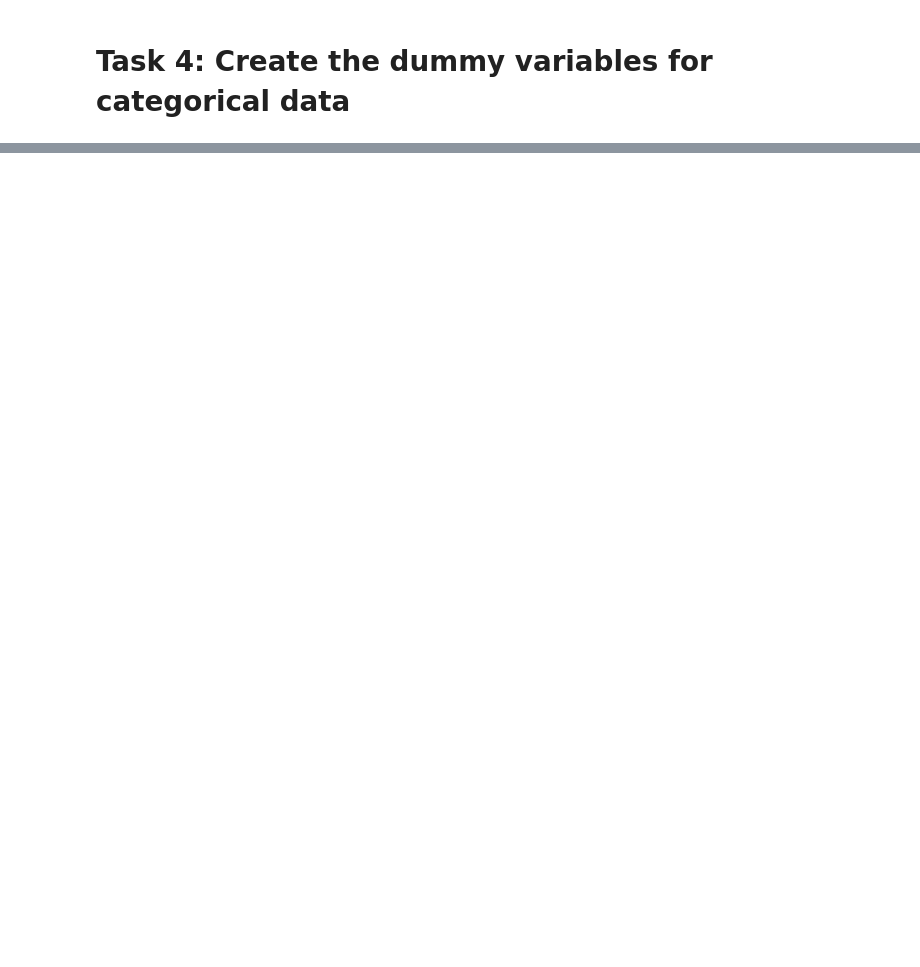
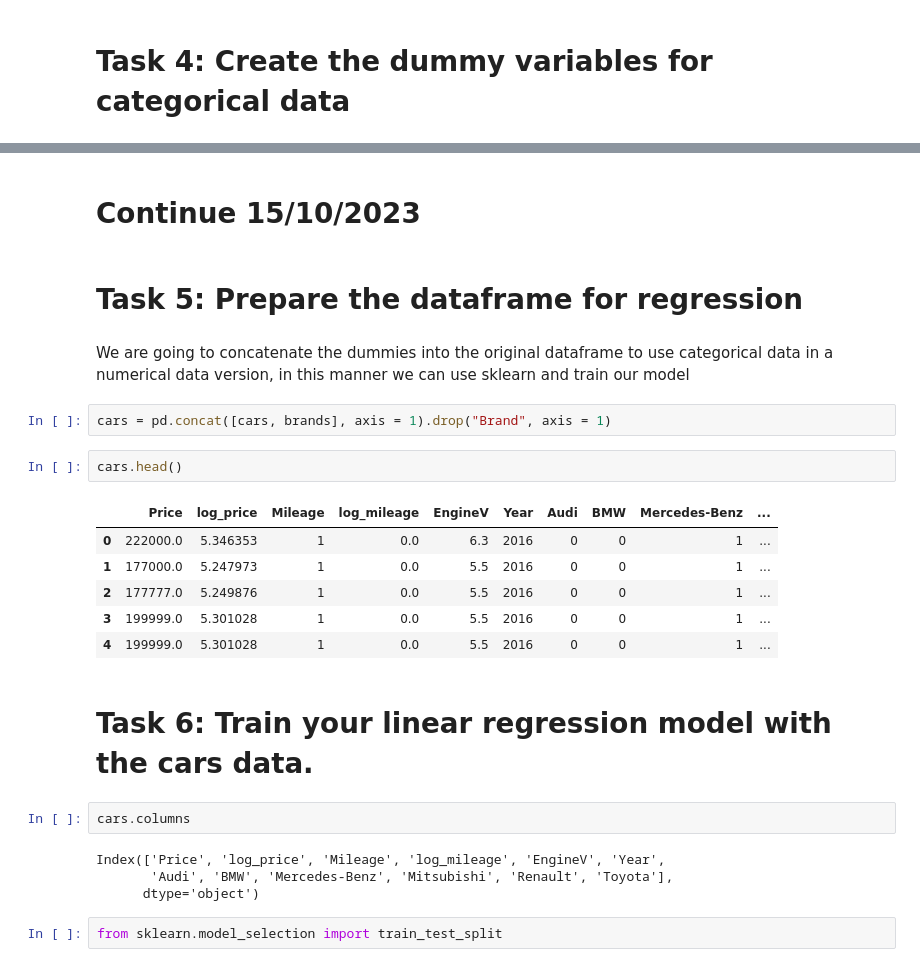
Before and after one commit to exio78/Data-Analysis, a Jupyter notebook: data_science_business_nalaysis_course/statistics and business analysis/Regression/11. Section 17 .ipynb, the cells around one changed output, grey strips where cells are left out. Drawn from its saved outputs; the diff is of its cells as text; blank space fills up the shorter version.

Commit message:
15/102023 second uptade
changing the file of regression analysis of the statistics course, replacing it

```diff
--- a/data_science_business_nalaysis_course/statistics and business analysis/Regression/11. Section 17 .ipynb
+++ b/data_science_business_nalaysis_course/statistics and business analysis/Regression/11. Section 17 .ipynb
@@ -138,0 +214,27 @@ brands.head()
+# %% [markdown]
+# Continue 15/10/2023
+# %% [markdown]
+# Task 5: Prepare the dataframe for regression
+# %% [markdown]
+We are going to concatenate the dummies into the original dataframe to use categorical data in a numerical data version, in this manner we can use sklearn and train our model
+# %%
+cars = pd.concat([cars, brands], axis = 1).drop("Brand", axis = 1)
+# %%
+cars.head()
+# %% [output]
+|  | Price | log_price | Mileage | log_mileage | EngineV | Year | Audi | BMW | Mercedes-Benz | ... |
+| 0 | 222000.0 | 5.346353 | 1 | 0.0 | 6.3 | 2016 | 0 | 0 | 1 | ... |
+| 1 | 177000.0 | 5.247973 | 1 | 0.0 | 5.5 | 2016 | 0 | 0 | 1 | ... |
+| 2 | 177777.0 | 5.249876 | 1 | 0.0 | 5.5 | 2016 | 0 | 0 | 1 | ... |
+| 3 | 199999.0 | 5.301028 | 1 | 0.0 | 5.5 | 2016 | 0 | 0 | 1 | ... |
+| 4 | 199999.0 | 5.301028 | 1 | 0.0 | 5.5 | 2016 | 0 | 0 | 1 | ... |
+# %% [markdown]
+# Task 6: Train your linear regression model with the cars data.
+# %%
+cars.columns
+# %% [output]
+Index(['Price', 'log_price', 'Mileage', 'log_mileage', 'EngineV', 'Year',
+       'Audi', 'BMW', 'Mercedes-Benz', 'Mitsubishi', 'Renault', 'Toyota'],
+      dtype='object')
+# %%
+from sklearn.model_selection import train_test_split
```
Also changed, not shown: parts of 39 cells of this notebook.
